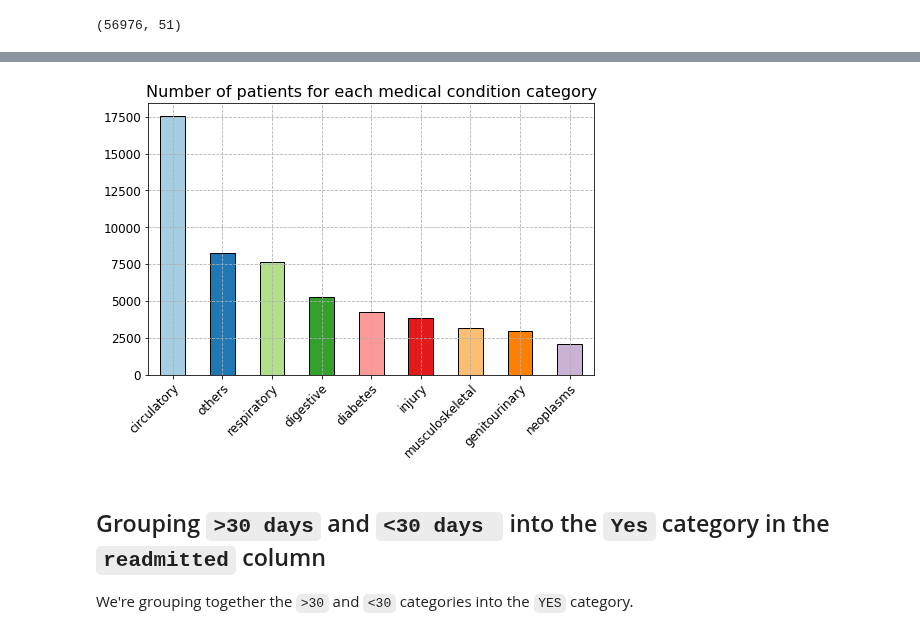
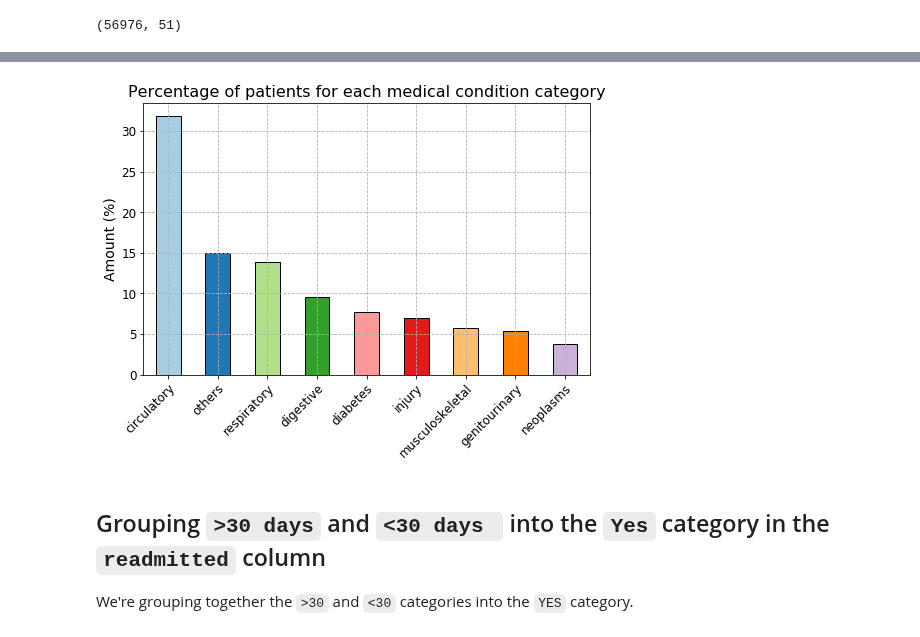
Before and after one commit to capac/kaggle-notebooks, a Jupyter notebook: diabetes-in-130-US-hospitals/1-data-preparation.ipynb, the cells around one changed output, grey strips where cells are left out. Saved outputs shown, nothing was run; the diff lists cells and outputs as text; code cells hidden in the pictures.

```diff
--- a/diabetes-in-130-US-hospitals/1-data-preparation.ipynb
+++ b/diabetes-in-130-US-hospitals/1-data-preparation.ipynb
@@ -218,9 +225,11 @@ plt.grid(True, linestyle='--');
 We want to predict the `readmitted` feature in our data analysis.
 # %%
 readmitted_df = df['readmitted'].value_counts(dropna=False)
+readmitted_df = readmitted_df/readmitted_df.sum()*100
 ax = readmitted_df.plot(kind='bar', color=plt.cm.Paired.colors, figsize=(8, 5), edgecolor='k')
 plt.setp(ax.get_xticklabels(), ha="right", rotation_mode="anchor", rotation=45, fontsize=12)
 plt.setp(ax.get_yticklabels(), fontsize=12)
-ax.set_title('Number of patients readmitted', fontsize=16)
+ax.set_ylabel('Amount (%)', fontsize=14)
+ax.set_title('Percentage of patients readmitted', fontsize=16)
 plt.grid(True, linestyle='--');
 # %% [output]
@@ -346,0 +356,5 @@ The `circulatory` category tends to be overly represented with respect to all th
+# %%
+diagnosis_df = df['diagnosis'].value_counts(dropna=False)
+diagnosis_df.sort_values(ascending=False, inplace=True)
+diagnosis_df = (diagnosis_df/diagnosis_df.sum()*100).apply('{:.2f}'.format).astype('float')
+diagnosis_df.reset_index().rename(columns={'index': 'Primary diagnosis', 'diagnosis': 'Percentage'})
@@ -347,12 +372,13 @@ The `circulatory` category tends to be overly represented with respect to all th
 # %%
-diagnosis_df = df['diagnosis'].value_counts(dropna=False)
+diagnosis_df = diagnosis_df/diagnosis_df.sum()*100
 ax = diagnosis_df.plot(kind='bar', color=plt.cm.Paired.colors, figsize=(8, 5), edgecolor='k')
 plt.setp(ax.get_xticklabels(), ha="right", rotation_mode="anchor", rotation=45, fontsize=12)
 plt.setp(ax.get_yticklabels(), fontsize=12)
-ax.set_title('Number of patients for each medical condition category', fontsize=16)
+ax.set_ylabel('Amount (%)', fontsize=14)
+ax.set_title('Percentage of patients for each medical condition category', fontsize=16)
 plt.grid(True, linestyle='--');
 # %% [output]
-[figure, old version]
+[figure, new version]
 # %% [markdown]
 ## Grouping `>30 days` and `<30 days ` into the `Yes` category in the `readmitted` column
 
```
Also changed, not shown: parts of 25 cells of this notebook.
